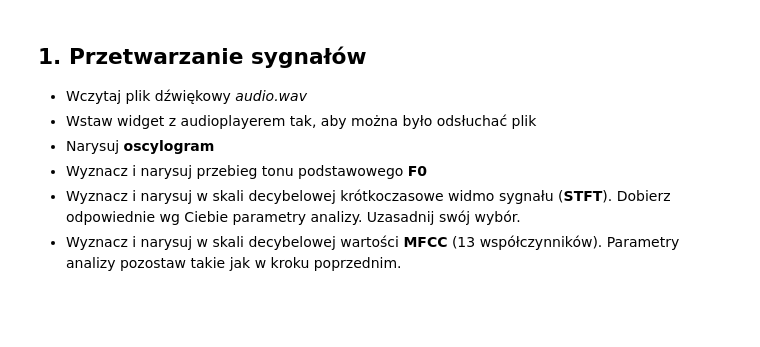
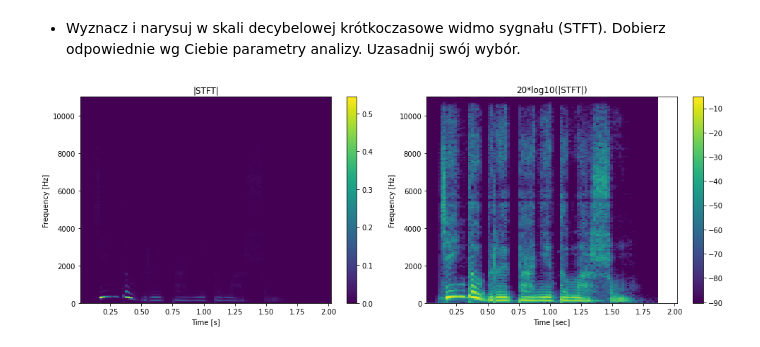
Before and after one commit to utomana/techmo_rekrutacja, a Jupyter notebook: staz.ipynb, the cells around one changed output. Saved outputs shown, nothing was run; the diff lists cells and outputs as text; code cells hidden in the pictures; blank space fills up the shorter version.

```diff
--- a/staz.ipynb
+++ b/staz.ipynb
@@ -7,9 +154,59 @@ Notebook z rozwiązaniem oraz dane wrzuć na swojego githuba razem z plikiem *re
 # %% [markdown]
-## 1. Przetwarzanie sygnałów
-
-* Wczytaj plik dźwiękowy *audio.wav*
-* Wstaw widget z audioplayerem tak, aby można było odsłuchać plik
-* Narysuj **oscylogram**
-* Wyznacz i narysuj przebieg tonu podstawowego **F0**
-* Wyznacz i narysuj w skali decybelowej krótkoczasowe widmo sygnału (**STFT**). Dobierz odpowiednie wg Ciebie parametry analizy. Uzasadnij swój wybór.
-* Wyznacz i narysuj w skali decybelowej wartości **MFCC** (13 współczynników). Parametry analizy pozostaw takie jak w kroku poprzednim.
+* Wyznacz i narysuj w skali decybelowej krótkoczasowe widmo sygnału (STFT). Dobierz odpowiednie wg Ciebie parametry analizy. Uzasadnij swój wybór.
+# %%
+import matplotlib.pyplot as plt
+import numpy as np
+from scipy import signal as ssignal
+
+
+def normalise(data):
+    normalised_data = data / np.max(np.abs(data))
+    return normalised_data
+
+
+def plot_stft(time, frequency, matrix, title):
+    """
+    Function that plots matrix in linear and logarithmic (dB) scale
+    """
+    fig, ax = plt.subplots(1, 2, figsize=(14, 5))
+    im1 = ax[0].pcolormesh(time, frequency, abs(matrix))
+    ax[0].set_title(f"|{title}|")
+    ax[0].set_xlabel("Time [s]")
+    ax[0].set_ylabel("Frequency [Hz]")
+    fig.colorbar(im1, ax=ax[0])
+
+    with np.errstate(divide="ignore"):
+        im1 = ax[1].pcolormesh(
+            time,
+            frequency,
+            20 * np.log10(np.abs(matrix)),
+            vmin=20 * np.log10(2 ** (-15)),
+        )
+    ax[1].set_title(f"20*log10(|{title}|)")
+    ax[1].set_xlabel("Time [sec]")
+    ax[1].set_ylabel("Frequency [Hz]")
+    fig.colorbar(im1, ax=ax[1])
+    fig.tight_layout()
+    plt.show()
+
+
+# Load input signal
+sampling_frequency, signal = audioread("audio.wav")
+
+signal_normalised = normalise(signal)
+
+# Calculate STFT
+frequency, time, STFT = ssignal.stft(
+    signal_normalised,
+    sampling_frequency,
+    window="hanning",
+    nperseg=512,
+    noverlap=20,
+    padded=False,
+    boundary=None,
+)
+# padded, boundary->complex in spectrogram
+STFT = STFT * 2
+plot_stft(time, frequency, STFT, "STFT")
+# %% [output]
+[figure, added]
```
Also changed, not shown: parts of 22 cells of this notebook, 1 other file.
